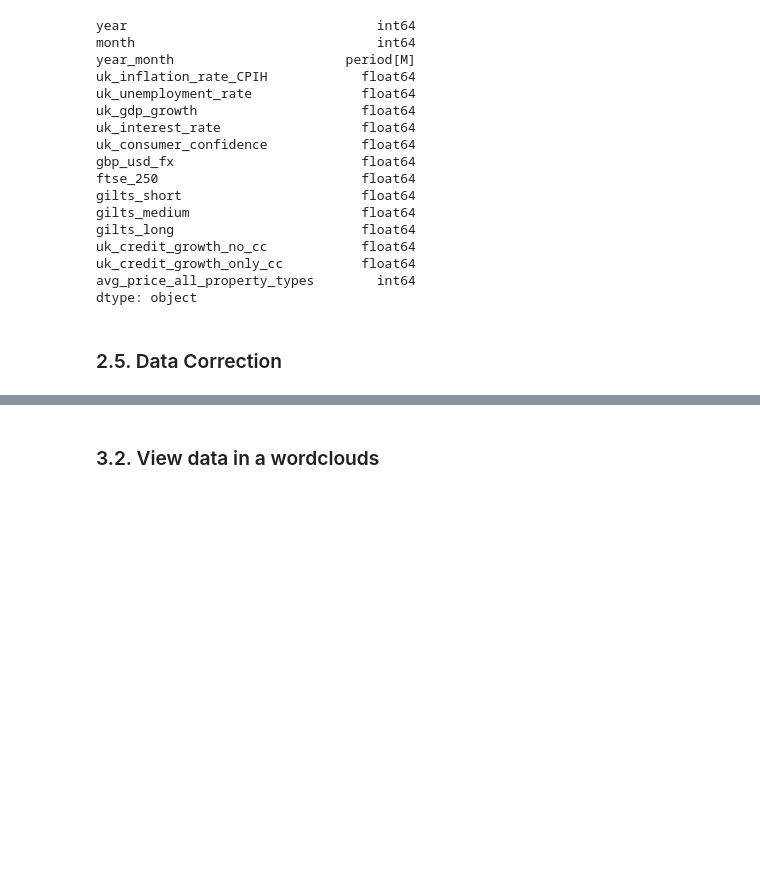
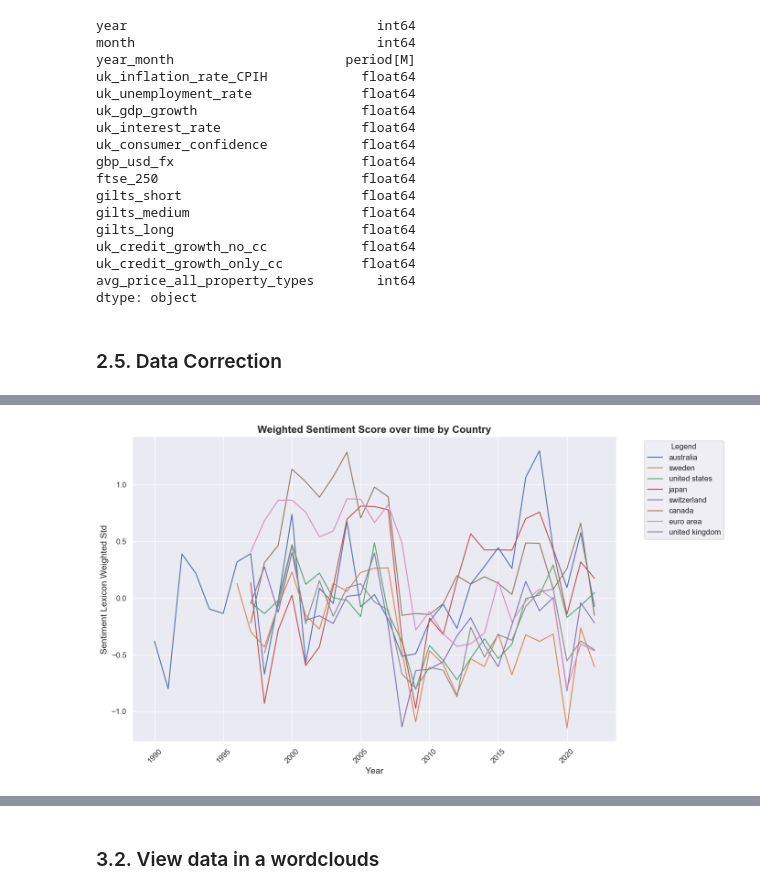
Before and after one commit to L-bot355/AnalytIQ, a Jupyter notebook: 250516_Karin_BoE_EDA.ipynb, the cells around one changed output, grey strips where cells are left out. Cells and saved outputs as stored; diff of their text form; code cells hidden in the pictures; blank space fills up the shorter version.

```diff
--- a/250516_Karin_BoE_EDA.ipynb
+++ b/250516_Karin_BoE_EDA.ipynb
@@ -716,0 +742,4 @@ display(speeches[speeches['author'].str.lower() == 'george'].head())
+# %%
+# Remove the specific row with index 4010, as the date must be wrongly entered, as dates on start in 1990
+# Backstrom was governor of the Bank of Sweden from 1994 to 2002.
+speeches = speeches.drop(4010)
@@ -716,0 +758,14 @@ display(speeches[speeches['author'].str.lower() == 'george'].head())
+# %%
+# Calculate mean and std
+mean_score_simple = speeches['sentiment_lexicon_simple'].mean()
+std_score_simple = speeches['sentiment_lexicon_simple'].std()
+
+# Standardize
+speeches['sentiment_lexicon_simple_std'] = (speeches['sentiment_lexicon_simple'] - mean_score_simple) / std_score_simple
+# %%
+# Calculate mean and std
+mean_score_weighted = speeches['sentiment_lexicon_weighted'].mean()
+std_score_weighted = speeches['sentiment_lexicon_weighted'].std()
+
+# Standardize
+speeches['sentiment_lexicon_weighted_std'] = (speeches['sentiment_lexicon_weighted'] - mean_score_weighted) / std_score_weighted
@@ -775,0 +968,8 @@ boe_speeches.head()
+# %%
+# Group average sentiment data by year
+speeches_yearly = speeches.groupby(['year', 'country'])[['sentiment_lexicon_simple', 'sentiment_lexicon_simple_std', \
+                                                         'sentiment_lexicon_weighted', 'sentiment_lexicon_weighted_std'\
+                                                        ]].mean().reset_index()
+
+# View the DataFrame
+speeches_yearly.head()
@@ -775,0 +1253,6 @@ boe_speeches.head()
+# %%
+generate_multi_lineplot(speeches_yearly, x_axis='year', y_axis='sentiment_lexicon_weighted_std', hue='country', \
+                        title= 'Weighted Sentiment Score over time by Country', date=None, ylim=None, \
+                            save_path=None, errorbar=None, events=None)
+# %% [output]
+[figure, added]
```
Also changed, not shown: parts of 225 cells of this notebook.
